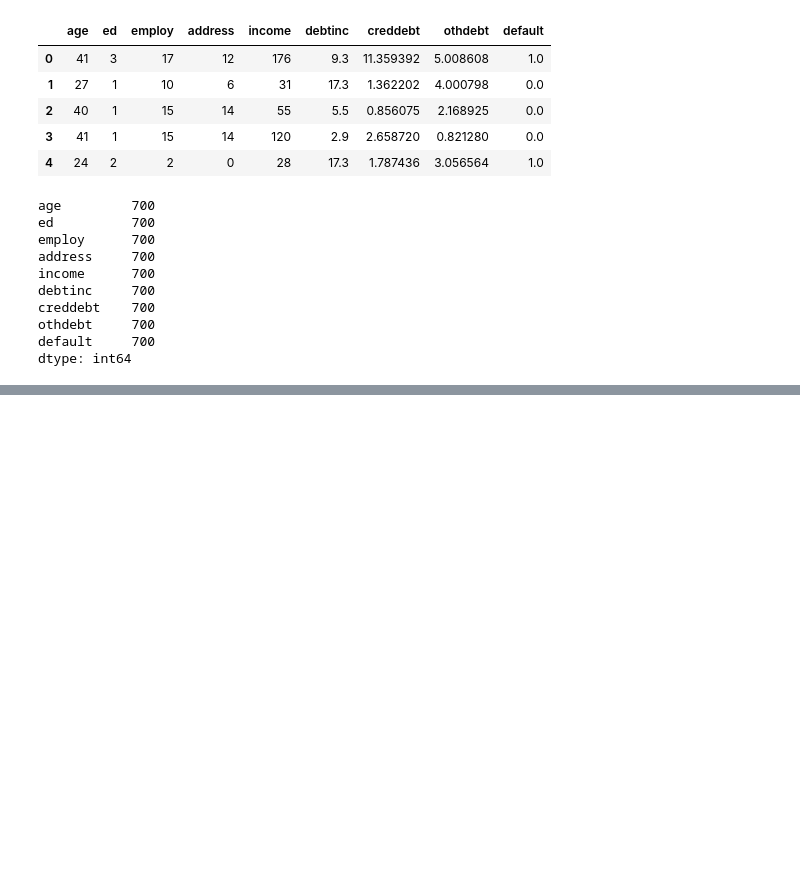
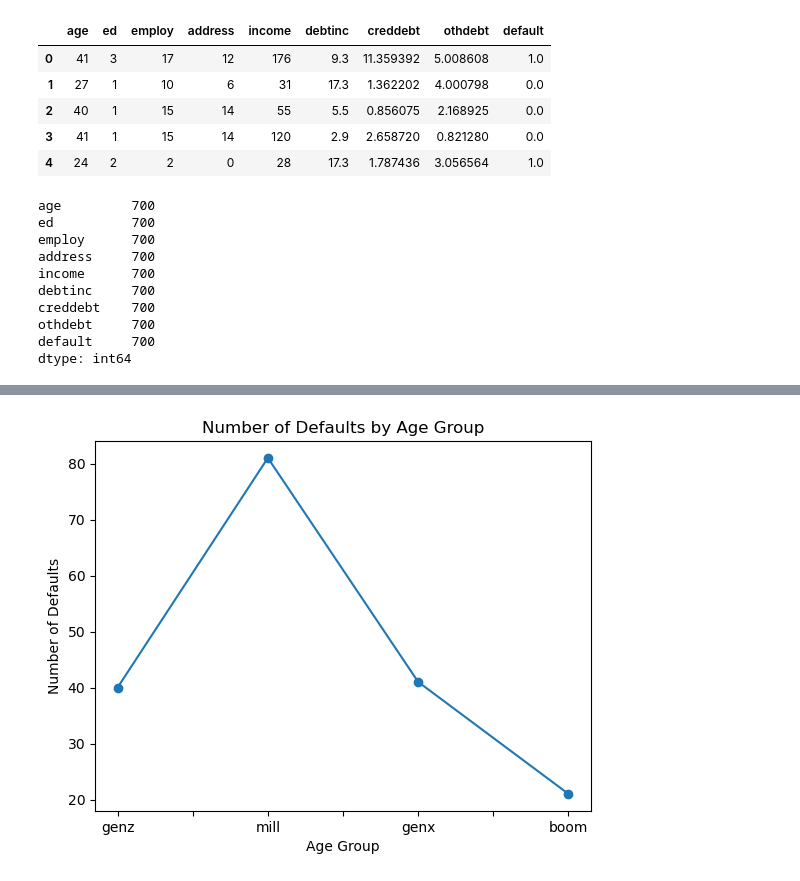
Before and after one commit to Loui3iii/Project-1, a Jupyter notebook: Project1_Group6.ipynb, the cells around one changed output, grey strips where cells are left out. Cells and saved outputs as stored; diff of their text form; code cells hidden in the pictures; blank space fills up the shorter version.

```diff
--- a/Project1_Group6.ipynb
+++ b/Project1_Group6.ipynb
@@ -91,0 +130,5 @@ genx
+# %%
+all_default.plot(kind="line", marker="o", linestyle="-", xlabel="Age Group", ylabel="Number of Defaults", title="Number of Defaults by Age Group")
+plt.savefig('chart.jpg', format='jpg')
+# %% [output]
+[figure, added]
```
Also changed, not shown: parts of 10 cells of this notebook, 4 other files.
